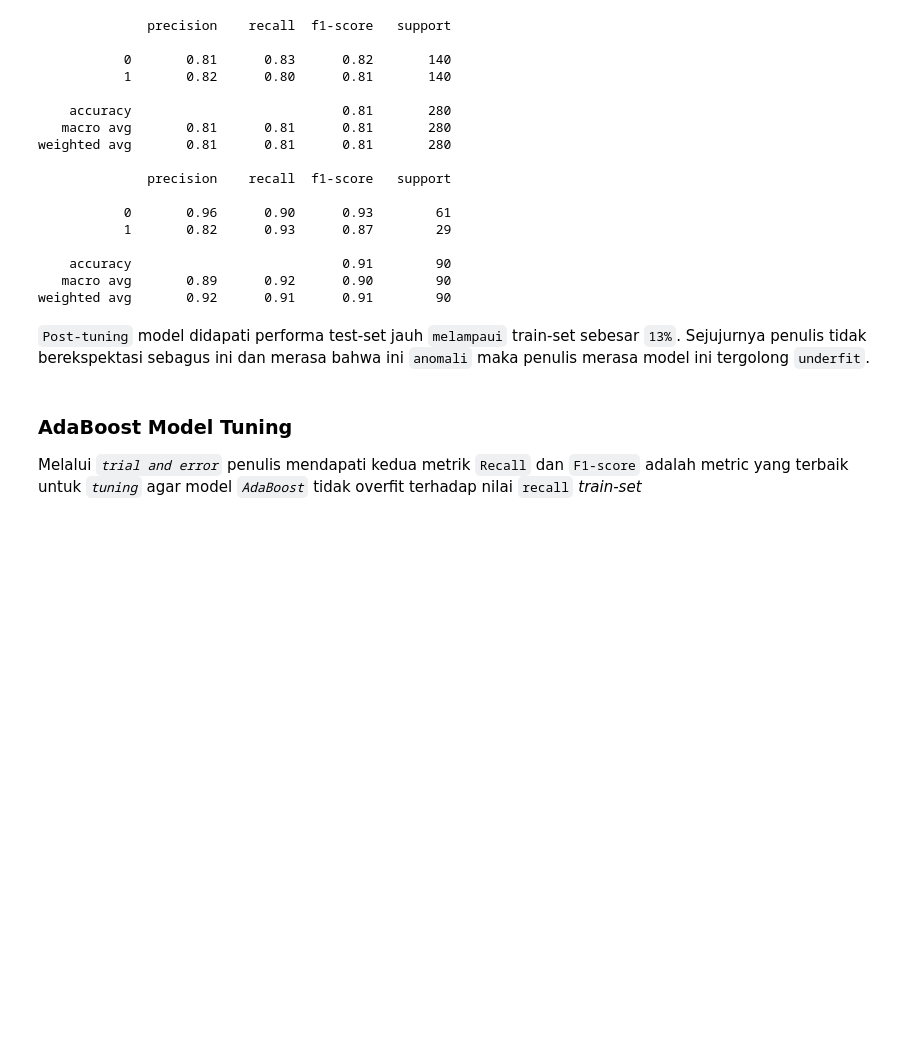
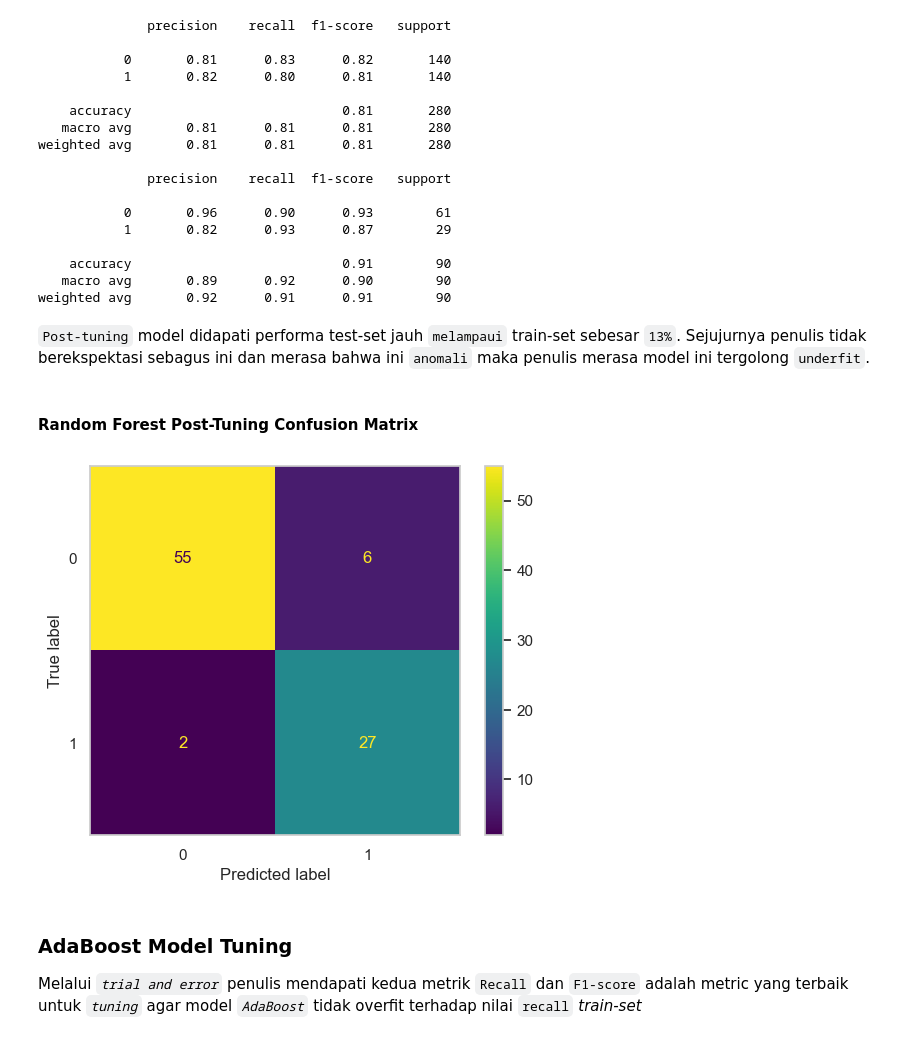
Before and after one commit to izzandienurrahman/hacktiv8, a Jupyter notebook: Phase1/h8dsft_P1G3_Izzan.ipynb, the cells around one changed output. Saved outputs shown, nothing was run; the diff lists cells and outputs as text; code cells hidden in the pictures; blank space fills up the shorter version.

```diff
--- a/Phase1/h8dsft_P1G3_Izzan.ipynb
+++ b/Phase1/h8dsft_P1G3_Izzan.ipynb
@@ -878,6 +878,18 @@ weighted avg       0.81      0.81      0.81       280
 weighted avg       0.92      0.91      0.91        90
 # %% [markdown]
 `Post-tuning` model didapati performa test-set jauh `melampaui` train-set sebesar `13%`. Sejujurnya penulis tidak berekspektasi sebagus ini dan merasa bahwa ini `anomali` maka penulis merasa model ini tergolong `underfit`.
+# %% [markdown]
+#### Random Forest Post-Tuning Confusion Matrix
+# %%
+# random forest post-tuning confusion matrix
+sns.set_style("whitegrid", {'axes.grid' : False})
+cm = confusion_matrix(y_test, y_pred_test_rf_randcv, labels=rf_randcv.classes_)
+disp = ConfusionMatrixDisplay(confusion_matrix=cm,display_labels=rf_randcv.classes_)
+
+disp.plot()
+plt.show()
+# %% [output]
+[figure, added]
 # %% [markdown]
 ### AdaBoost Model Tuning
  Melalui *`trial and error`* penulis mendapati kedua metrik `Recall` dan `F1-score` adalah metric yang terbaik untuk *`tuning`* agar model *`AdaBoost`* tidak overfit terhadap nilai `recall` *train-set*
```
Also changed, not shown: parts of 11 cells of this notebook.
